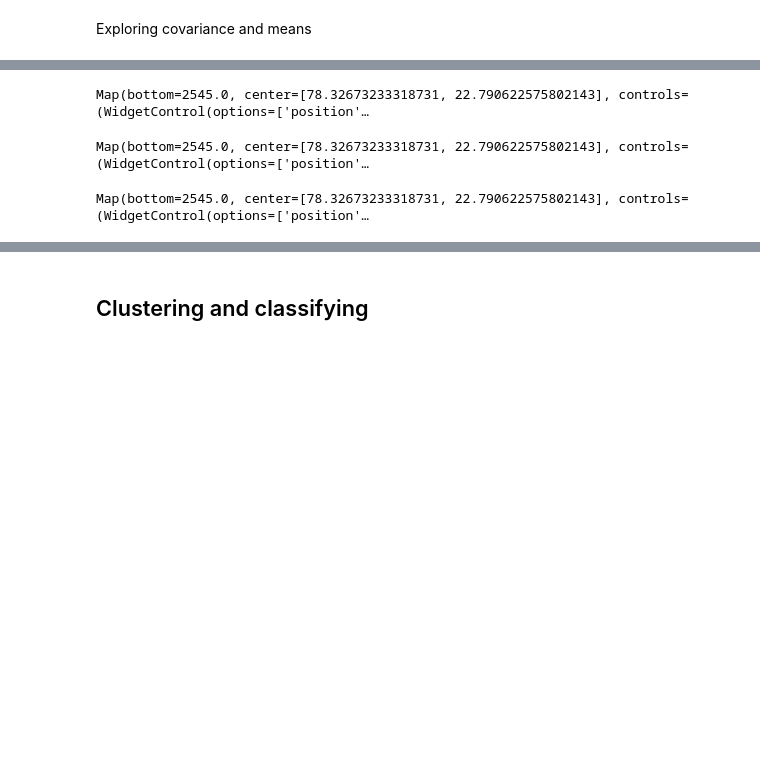
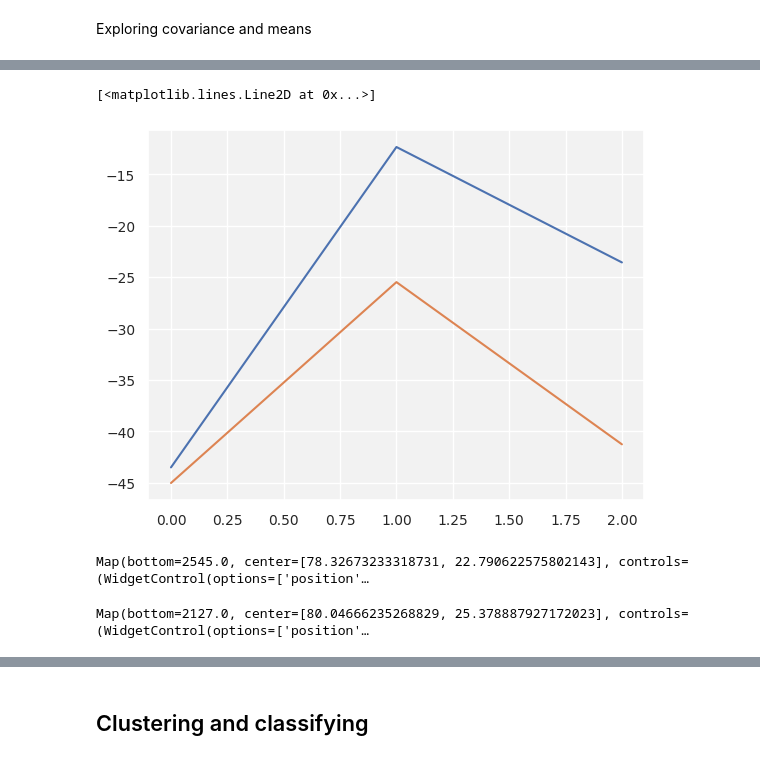
Before and after one commit to p-perrone/UiO_AdvancedRemoteSensing, a Jupyter notebook: Project1_sketch.ipynb, the cells around one changed output, grey strips where cells are left out. Saved outputs shown, nothing was run; the diff lists cells and outputs as text; code cells hidden in the pictures; blank space fills up the shorter version.

```diff
--- a/Project1_sketch.ipynb
+++ b/Project1_sketch.ipynb
@@ -610,19 +555,3 @@ $$
 $$
 # %% [markdown]
 Exploring covariance and means
-# %%
-cov_matrices = []
-meansHH = []
-meansHV = []
-
-for i, row in enumerate(df.iterrows()):
-    cov_matrix = np.cov(df.iloc[i, 0], df.iloc[i, 1])
-    cov_matrices.append(cov_matrix)
-    meansHH.append(np.mean(df.iloc[i, 0]))
-    meansHV.append(np.mean(df.iloc[i, 1]))
-
-    print(f"Cov matrix for {feature_types[i]}")
-    print(f"{cov_matrix}")
-    print(f"Mean HH for {feature_types[i]}: {meansHH[i]:.3f}")
-    print(f"Mean HV for {feature_types[i]}: {meansHV[i]:.3f}")
-    print("-----------------------")
@@ -648,3 +669,9 @@ Mean HV for wavy_water: -41.267
+# %%
+plt.plot(meansHH)
+plt.plot(meansHV)
+# %% [output]
+[<matplotlib.lines.Line2D at 0x...>]
+[figure, added]
 # %%
 hh_image = sampleimages[0]
 hv_image = sampleimages[1]
@@ -681,55 +702,23 @@ Map(bottom=2545.0, center=[78.32673233318731, 22.790622575802143], controls=(Wid
 hh_band = combined_image_no_land.select('HH')
 hv_band = combined_image_no_land.select('HV')
 
-# Apply the formula: HH / (HV + 10)
-# Add 10 to the HV band first
-hv_plus_35 = hv_band.add(35)
-hh_plus_25 = hh_band.add(25)
 
-# Divide the HH band by the (HV + 10) band
-new_index = hv_plus_35.divide(hh_plus_25).rename('HH_div_HV_plus_10')
+# -means_sum / (HH + HV)
+epsilon = 1e-8
+hh_plus_hv = hv_band.add(hh_band)
+hh_dev_hv = hh_band.subtract(hv_band).abs()
+index = hh_plus_hv.pow(-1).multiply(-38)
+
 
 # Define visualization parameters for the new index
-# The range of values for this index is not immediately known,
-# so initial visualization parameters might need adjustment after inspection.
-# Using a broad range as a starting point.
 new_index_vis_params = {
     'min': -1,  # Starting guess for min value
     'max': 1,   # Starting guess for max value
-    'palette': ['000000', 'FFFFFF'] # Example palette (black to white)
+    'palette': 'viridis' # Example palette (black to white)
 }
 
-
-# Add the new index layer to the LateSpringMap
-SampleMap
-SampleMap.addLayer(new_index, {}, '(HV + 11) / (HV + 1) Index')
-
+SampleMap.addLayer(index, {}, 'Index')
 # Display the map with the new layer
 SampleMap
 # %% [output]
-Map(bottom=2545.0, center=[78.32673233318731, 22.790622575802143], controls=(WidgetControl(options=['position'…
+Map(bottom=2127.0, center=[80.04666235268829, 25.378887927172023], controls=(WidgetControl(options=['position'…
-# %%
-hh_minus_hv = hh_band.subtract(hv)
-hh_plus_hv = hh_band.add(hv)
-
-# Divide the HH band by the (HV + 10) band
-ndri_index = hh_minus_hv.divide(hh_plus_hv).rename('NDRI')
-
-# Define visualization parameters for the new index
-# The range of values for this index is not immediately known,
-# so initial visualization parameters might need adjustment after inspection.
-# Using a broad range as a starting point.
-ndri_index_vis_params = {
-    'min': -1,  # Starting guess for min value
-    'max': 1,   # Starting guess for max value
-    'palette': ['000000', 'FFFFFF'] # Example palette (black to white)
-}
-
-
-# Add the new index layer to the LateSpringMap
-SampleMap.addLayer(ndri_index, {}, 'NDRI Index')
-
-# Display the map with the new layer
-SampleMap
-# %% [output]
-Map(bottom=2545.0, center=[78.32673233318731, 22.790622575802143], controls=(WidgetControl(options=['position'…
```
Also changed, not shown: parts of 20 cells of this notebook.
